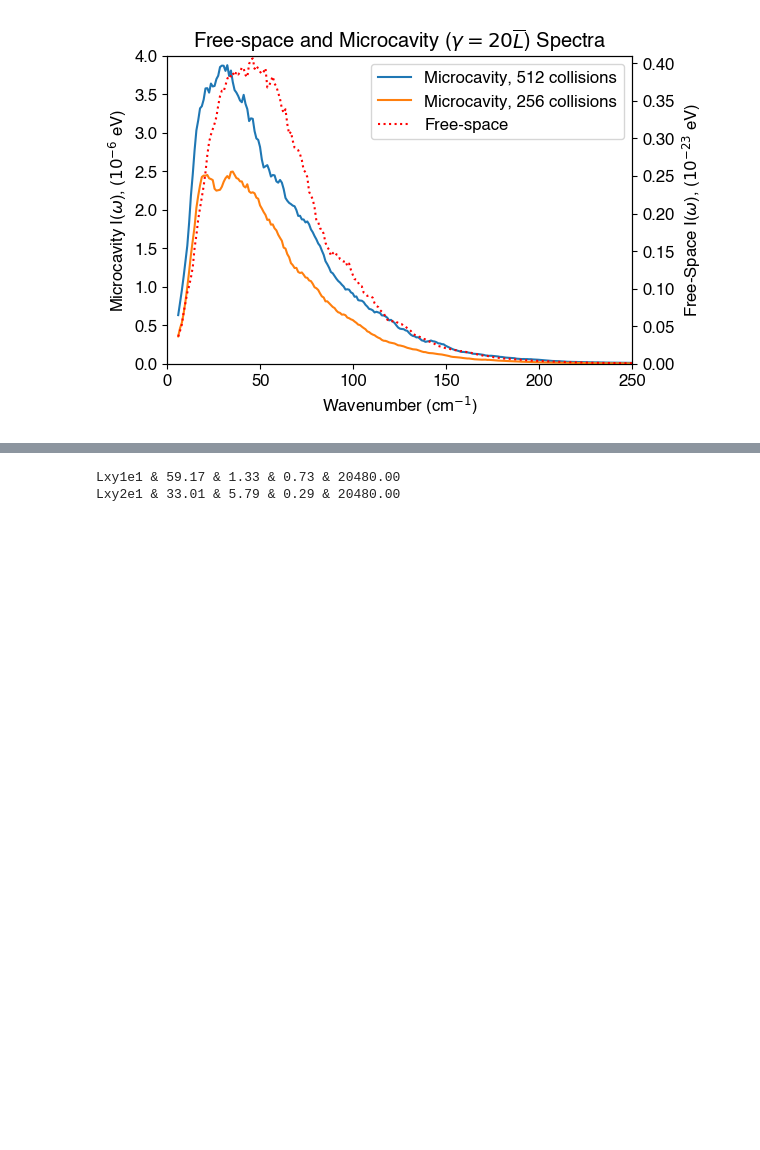
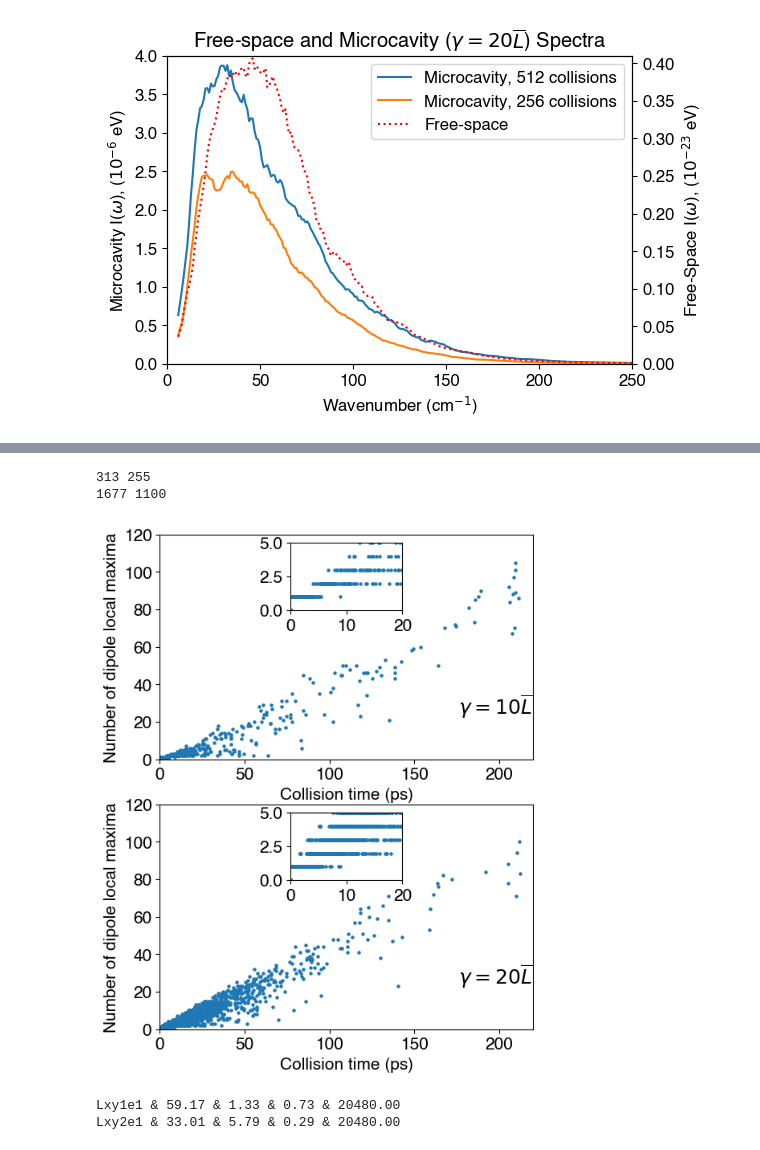
Before and after one commit to RibeiroGroup/Molecular-Dynamics-for-CIS, a Jupyter notebook: src/analyze_monte_carlo.ipynb, the cells around one changed output, grey strips where cells are left out. Cells and saved outputs as stored; diff of their text form; code cells hidden in the pictures; blank space fills up the shorter version.

Commit message:
plot

```diff
--- a/src/analyze_monte_carlo.ipynb
+++ b/src/analyze_monte_carlo.ipynb
@@ -827,35 +845,39 @@ matplotlib.rc('font', **font)
 from mpl_toolkits.axes_grid1.inset_locator import inset_axes
 
 fig,ax = plt.subplots(2, figsize = (6,8))
 
 for i, cs in enumerate(['Lxy1e1', 'Lxy2e1']):
     no_dipole_maxima = np.array(dm_dict2[cs])
     collision_time = np.array(ct_dict2[cs])
 
     print(len(no_dipole_maxima[no_dipole_maxima > 1]), len(collision_time[collision_time>10]) )
 
     collision_time2 = collision_time[no_dipole_maxima>1]
     no_dipole_maxima2 = no_dipole_maxima[no_dipole_maxima>1]
 
     ax[i].scatter(collision_time, no_dipole_maxima,s=5)
     ax[i].set_xlim(0,220)
-    ax[i].set_ylim(0,100)
+    ax[i].set_ylim(0,120)
 
     inset = inset_axes(ax[i],
                         width="30%", # width = 30% of parent_bbox
                         height="30%", # height : 1 inch
                         loc=9)
 
     inset.scatter(collision_time, no_dipole_maxima,s=5)
-    inset.set_xlim(0,15)
+    inset.set_xlim(0,20)
     inset.set_ylim(0,5)
 
     ax[i].set_xlabel('Collision time (ps)')
     ax[i].set_ylabel('Number of dipole local maxima')
 
 ax[0].annotate(r'$\gamma = 10\overline{L}$',xy = (0.8,0.2), xycoords = 'axes fraction', fontsize = 'large')
 ax[1].annotate(r'$\gamma = 20\overline{L}$',xy = (0.8,0.2), xycoords = 'axes fraction', fontsize = 'large')
 fig.savefig('figure/SI/time_vs_dipole_maxima.jpeg',dpi = 600)
+# %% [output]
+313 255
+1677 1100
+[figure, added]
 # %%
 no_dipole_maxima = np.array(dm_dict2['Lxy2e1'])
 collision_time = np.array(ct_dict2['Lxy2e1'])
```
Also changed, not shown: parts of 4 cells of this notebook, 8 other files.
